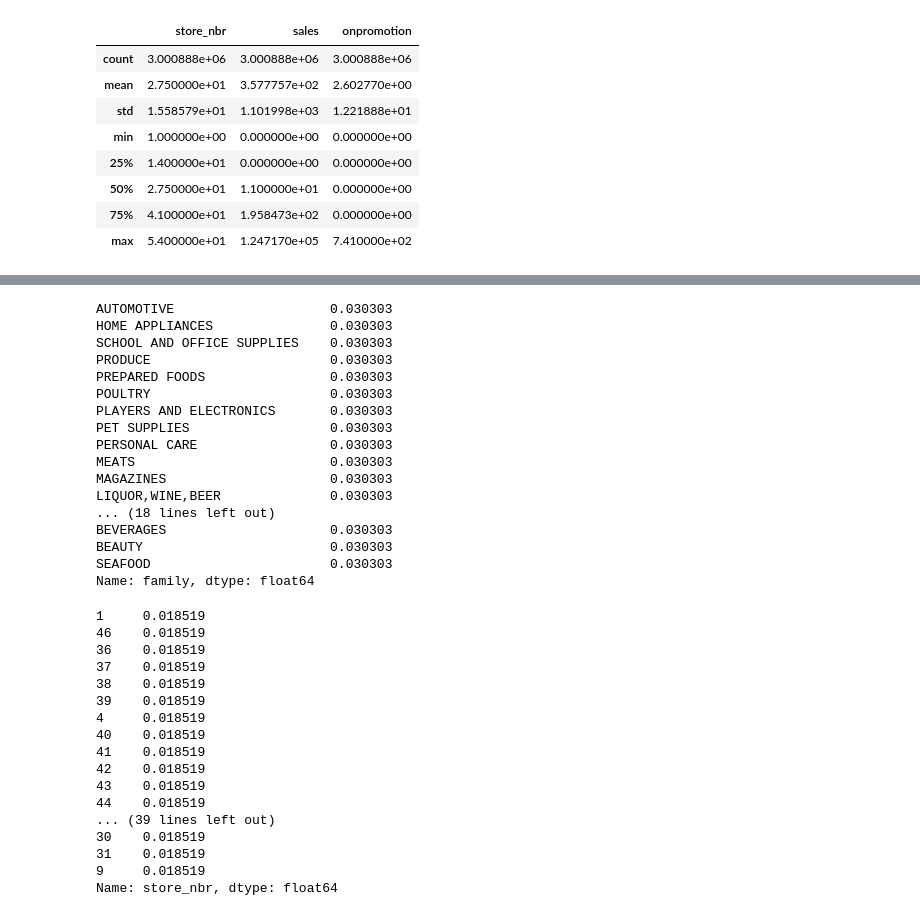
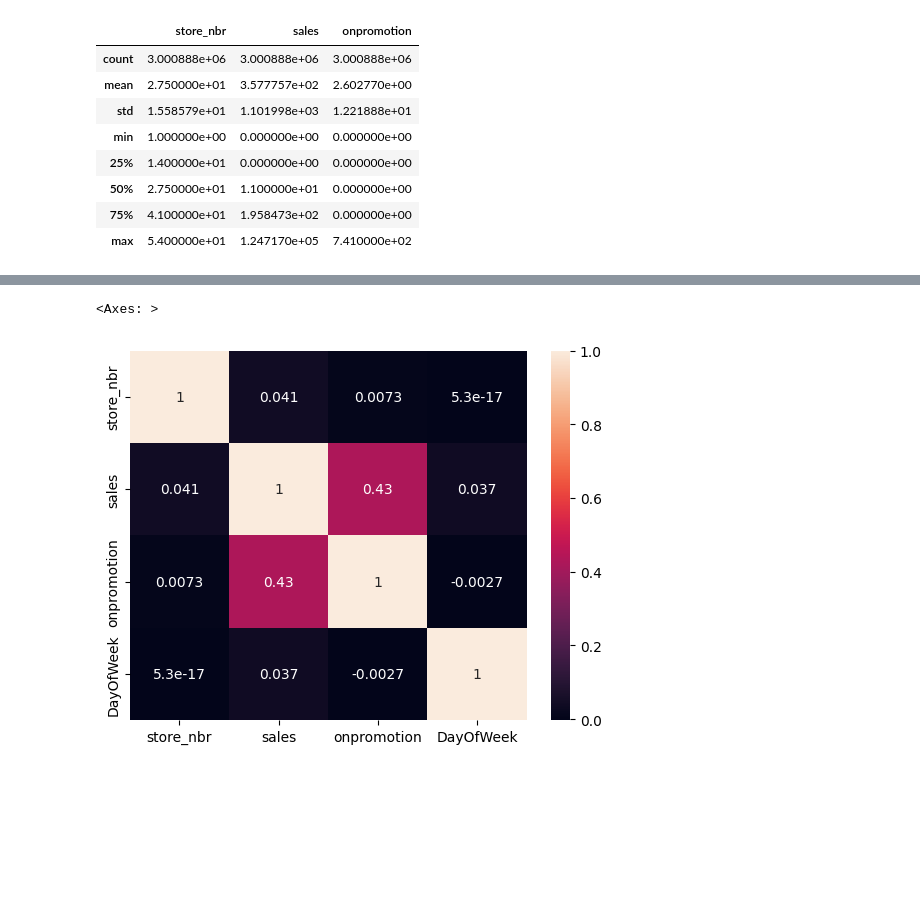
Before and after one commit to alexandregallego/Kaggle, a Jupyter notebook: Machine_learning_competitions/Knowledge/store-sales-time-series-forecasting/store_sales_time_series_forecasting.ipynb, the cells around one changed output, grey strips where cells are left out. Saved outputs shown, nothing was run; the diff lists cells and outputs as text; code cells hidden in the pictures; blank space fills up the shorter version.

Commit message:
Added correlation matrix + feature of Day of the Week

```diff
--- a/Machine_learning_competitions/Knowledge/store-sales-time-series-forecasting/store_sales_time_series_forecasting.ipynb
+++ b/Machine_learning_competitions/Knowledge/store-sales-time-series-forecasting/store_sales_time_series_forecasting.ipynb
@@ -295,0 +342,4 @@ train_data.describe()
+# %%
+train_data['date'] = pd.to_datetime(train_data['date'])
+train_data['DayOfWeek'] = train_data['date'].dt.dayofweek
+train_data[['date', 'DayOfWeek']].drop_duplicates()
@@ -339,40 +380,4 @@ Name: family, dtype: int64
 # %%
 train_data['family'].value_counts(normalize=True)
-# %% [output]
-AUTOMOTIVE                    0.030303
-HOME APPLIANCES               0.030303
-SCHOOL AND OFFICE SUPPLIES    0.030303
-PRODUCE                       0.030303
-PREPARED FOODS                0.030303
-POULTRY                       0.030303
-PLAYERS AND ELECTRONICS       0.030303
-PET SUPPLIES                  0.030303
-PERSONAL CARE                 0.030303
-MEATS                         0.030303
-MAGAZINES                     0.030303
-LIQUOR,WINE,BEER              0.030303
-... (18 lines left out)
-BEVERAGES                     0.030303
-BEAUTY                        0.030303
-SEAFOOD                       0.030303
-Name: family, dtype: float64
 # %%
 train_data['store_nbr'].value_counts(normalize=True)
-# %% [output]
-1     0.018519
-46    0.018519
-36    0.018519
-37    0.018519
-38    0.018519
-39    0.018519
-4     0.018519
-40    0.018519
-41    0.018519
-42    0.018519
-43    0.018519
-44    0.018519
-... (39 lines left out)
-30    0.018519
-31    0.018519
-9     0.018519
-Name: store_nbr, dtype: float64
@@ -406,3 +419,11 @@ dict_of_csvs['transactions'].shape
 # Let´s analyze the gaps in the transactions data.
 msno.bar(dict_of_csvs['transactions'], figsize = (16,5),color = "orange")
 plt.show()
+# %%
+numeric_columns = train_data.select_dtypes(include='number').columns
+corr_matrix = train_data[numeric_columns].corr()
+# %%
+sns.heatmap(corr_matrix, annot=True)
+# %% [output]
+<Axes: >
+[figure, added]
```
Also changed, not shown: parts of 15 cells of this notebook.
